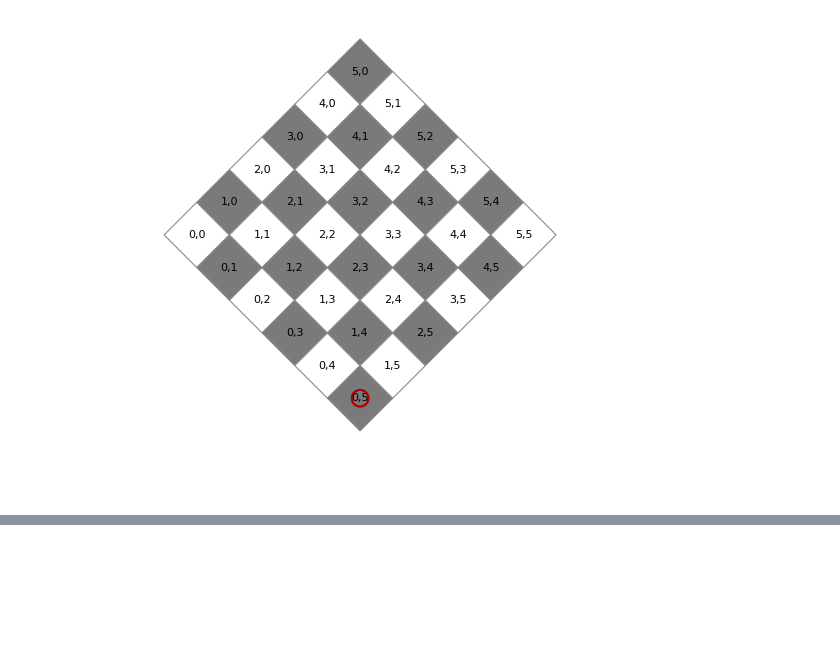
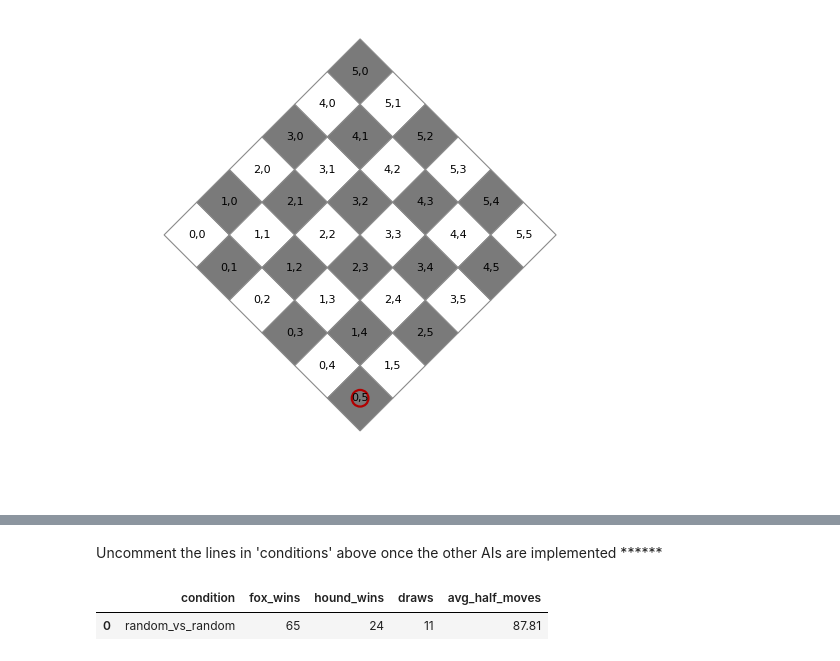
Before and after one commit to matthew-sabel/fox-and-hounds-45, a Jupyter notebook: fox_and_hounds_45_group_2.ipynb, the cells around one changed output, grey strips where cells are left out. Saved outputs shown, nothing was run; the diff lists cells and outputs as text; code cells hidden in the pictures; blank space fills up the shorter version.

```diff
--- a/fox_and_hounds_45_group_2.ipynb
+++ b/fox_and_hounds_45_group_2.ipynb
@@ -794,0 +850,7 @@ Winner: draw | half-moves: 200
+# %% [markdown]
+Uncomment the lines in 'conditions' above once the other AIs are implemented ******
+# %%
+run_simulation()
+# %% [output]
+|  | condition | fox_wins | hound_wins | draws | avg_half_moves |
+| 0 | random_vs_random | 65 | 24 | 11 | 87.81 |
```
Also changed, not shown: parts of 12 cells of this notebook.
